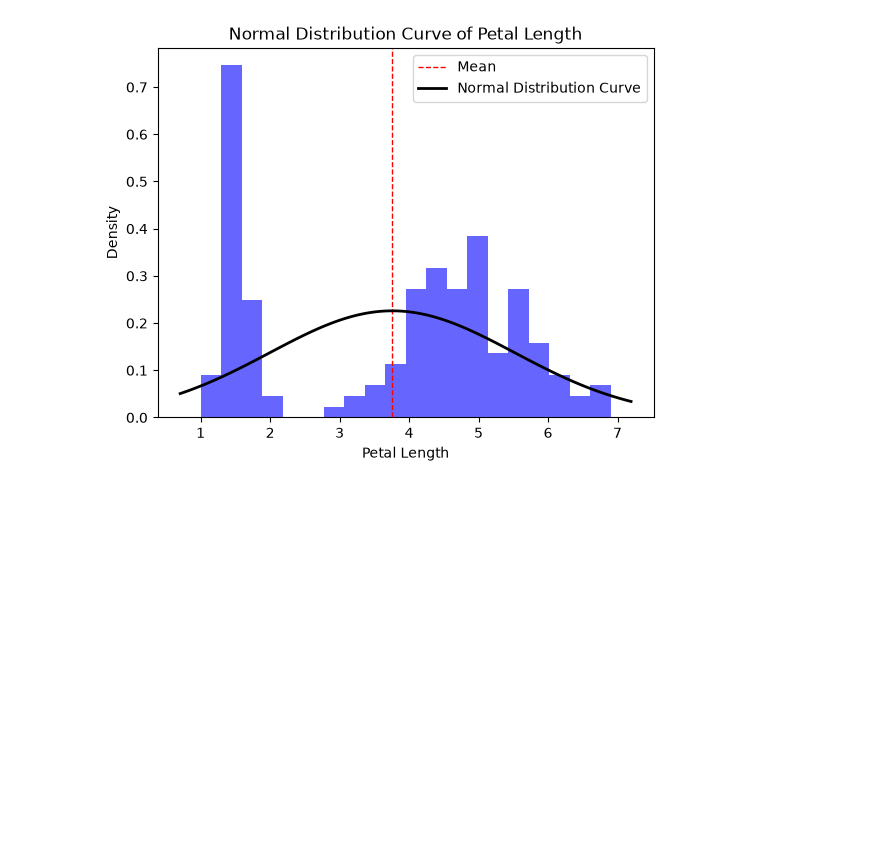
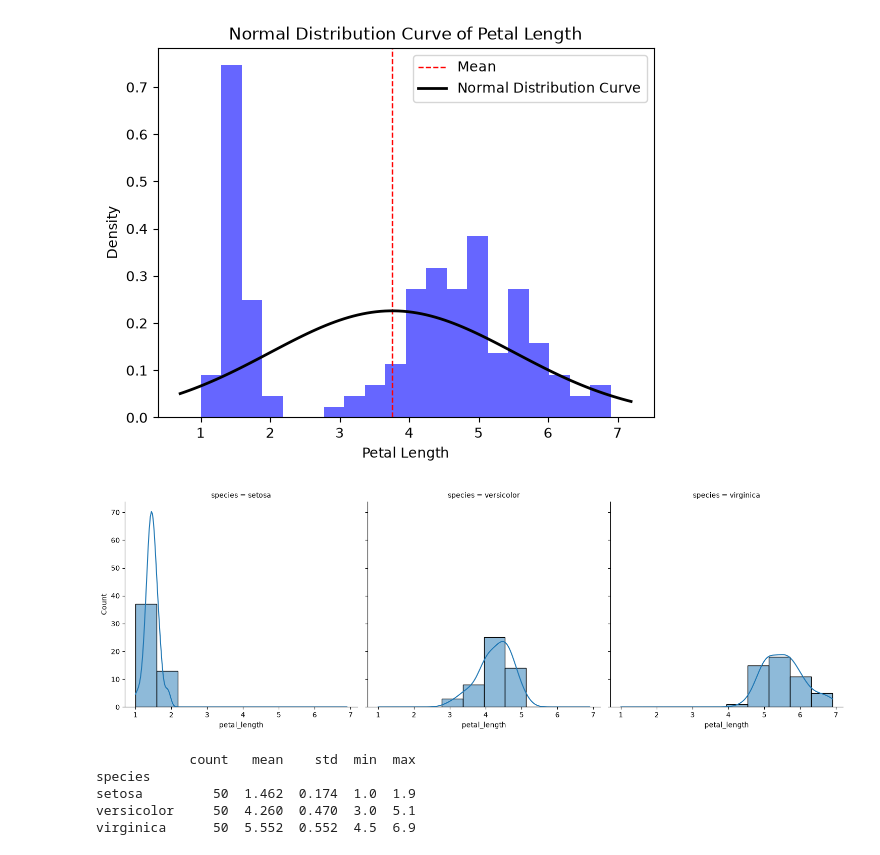
Before and after one commit to Svitlana937/assessment-submission, a Jupyter notebook: problems.ipynb, the cells around one changed output. Saved outputs shown, nothing was run; the diff lists cells and outputs as text; code cells hidden in the pictures; blank space fills up the shorter version.

Commit message:
Plot seaborn hist of 'petal_len' column, calc mean and std min max count

```diff
--- a/problems.ipynb
+++ b/problems.ipynb
@@ -68,3 +68,22 @@ plt.legend()
 plt.show()
 # %% [output]
 [figure]
+# %%
+# Plotting seaborn histogram of the `petal_length` column in the iris dataset with species as hue
+# https://seaborn.pydata.org/generated/seaborn.displot.html#seaborn-displot
+sns.displot(data=iris_df, x='petal_length', col='species', bins=10, kde=True)
+plt.show()
+# %% [output]
+[figure, added]
+# %%
+# Calculating mean and standard deviation for the `petal_length` column in the iris dataset grouped by species
+# https://pandas.pydata.org/docs/reference/api/pandas.DataFrame.agg.html#pandas-dataframe-agg
+
+species_stats = iris_df.groupby('species')['petal_length'].agg(['count', 'mean', 'std', 'min', 'max'])
+print(species_stats.round(3))
+# %% [output]
+            count   mean    std  min  max
+species
+setosa         50  1.462  0.174  1.0  1.9
+versicolor     50  4.260  0.470  3.0  5.1
+virginica      50  5.552  0.552  4.5  6.9
```
